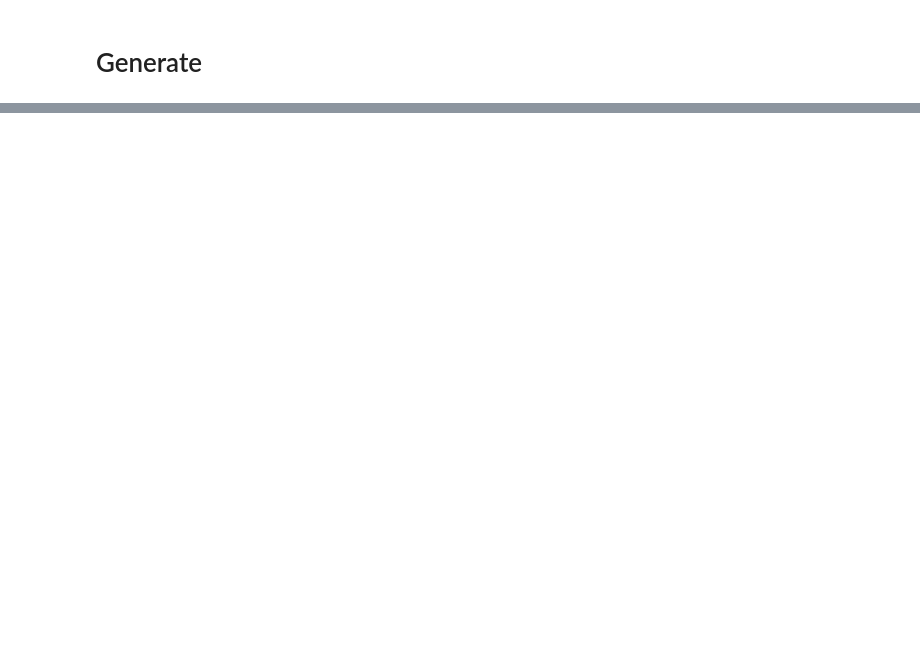
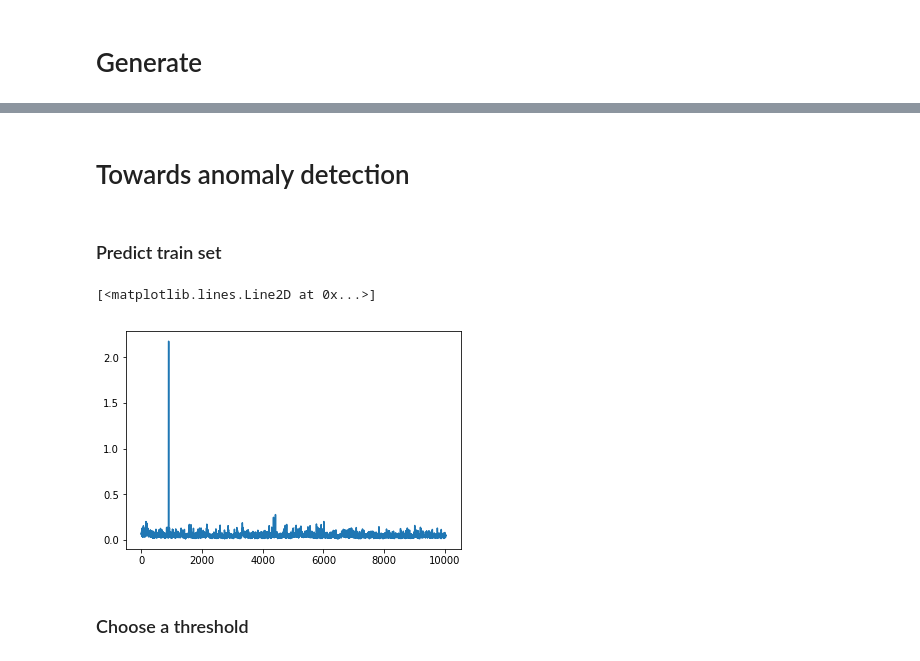
Before and after one commit to SergioPeignier/playingWithKeras, a Jupyter notebook: vanilla_autoencoder_for_EEG_data.ipynb, the cells around one changed output, grey strips where cells are left out. Drawn from its saved outputs; the diff is of its cells as text; code cells hidden in the pictures; blank space fills up the shorter version.

Commit message:
towards anomaly detection

```diff
--- a/vanilla_autoencoder_for_EEG_data.ipynb
+++ b/vanilla_autoencoder_for_EEG_data.ipynb
@@ -201,0 +202,13 @@ _ = plt.plot(a.reshape(5,14))
+# %% [markdown]
+# Towards anomaly detection
+# %% [markdown]
+### Predict train set
+# %%
+X_train_pred = autoencoder_model.predict(train)
+results = ((X_train_pred - train)**2).sum(2).sum(1)
+plt.plot(results)
+# %% [output]
+[<matplotlib.lines.Line2D at 0x...>]
+[figure, added]
+# %% [markdown]
+### Choose a threshold
```
Also changed, not shown: parts of 13 cells of this notebook.
